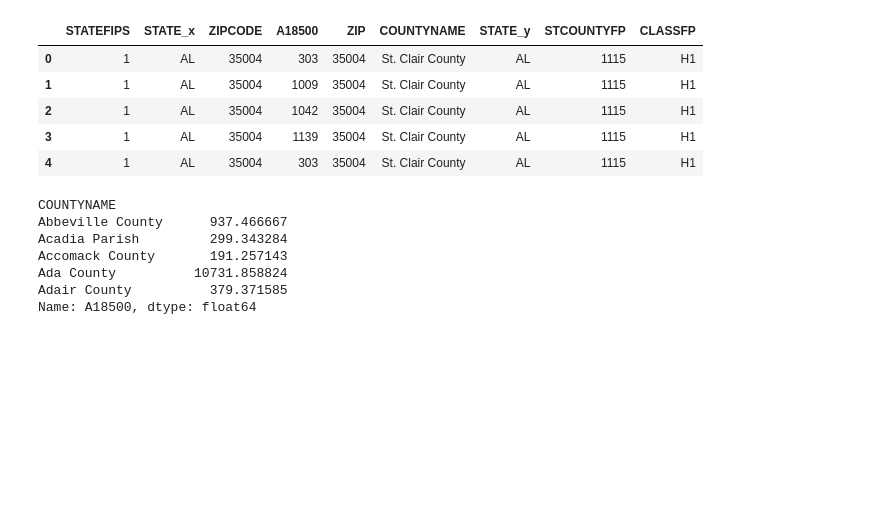
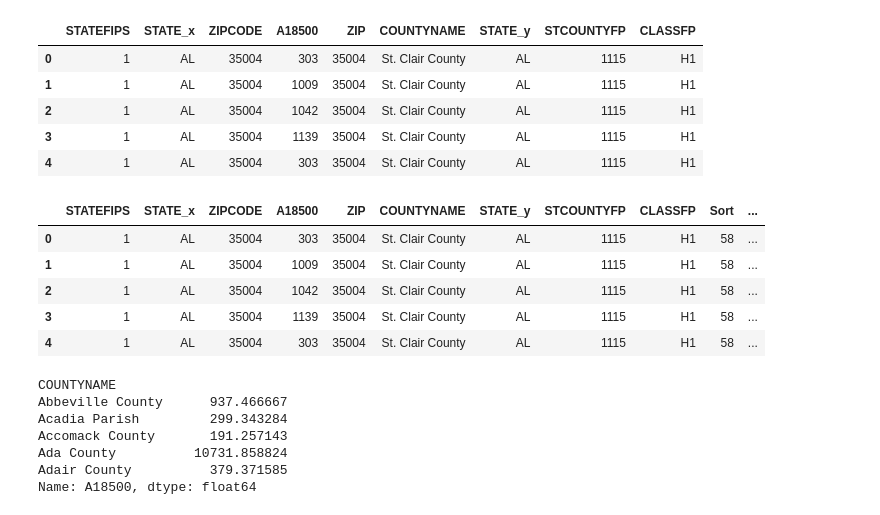
Before and after one commit to BiscuitButter/Final-Project, a Jupyter notebook: Final project Regression Data.ipynb, the cells around one changed output. Drawn from its saved outputs; the diff is of its cells as text; code cells hidden in the pictures; blank space fills up the shorter version.

```diff
--- a/Final project Regression Data.ipynb
+++ b/Final project Regression Data.ipynb
@@ -67,3 +67,8 @@ zip_to_county.head()
 | 2 | 36067 | Autauga County | AL | 1001 | H1 |
 | 3 | 36066 | Autauga County | AL | 1001 | H1 |
 | 4 | 36703 | Autauga County | AL | 1001 | H1 |
+# %%
+data = 'resources/us_county_lat_lon.csv'
+
+us_county_lat_lon_df = pd.read_csv(data)
+us_county_lat_lon_df.head()
@@ -78,6 +90,16 @@ new_data.head()
 | 2 | 1 | AL | 35004 | 1042 | 35004 | St. Clair County | AL | 1115 | H1 |
 | 3 | 1 | AL | 35004 | 1139 | 35004 | St. Clair County | AL | 1115 | H1 |
 | 4 | 1 | AL | 35004 | 303 | 35004 | St. Clair County | AL | 1115 | H1 |
+# %%
+new_data = new_data.merge(us_county_lat_lon_df,left_on='STCOUNTYFP',right_on='FIPS',how='inner')
+new_data.head()
+# %% [output]
+|  | STATEFIPS | STATE_x | ZIPCODE | A18500 | ZIP | COUNTYNAME | STATE_y | STCOUNTYFP | CLASSFP | Sort | ... |
+| 0 | 1 | AL | 35004 | 303 | 35004 | St. Clair County | AL | 1115 | H1 | 58 | ... |
+| 1 | 1 | AL | 35004 | 1009 | 35004 | St. Clair County | AL | 1115 | H1 | 58 | ... |
+| 2 | 1 | AL | 35004 | 1042 | 35004 | St. Clair County | AL | 1115 | H1 | 58 | ... |
+| 3 | 1 | AL | 35004 | 1139 | 35004 | St. Clair County | AL | 1115 | H1 | 58 | ... |
+| 4 | 1 | AL | 35004 | 303 | 35004 | St. Clair County | AL | 1115 | H1 | 58 | ... |
 # %%
 tax_by_county = new_data.groupby(['COUNTYNAME'])['A18500'].mean()
 tax_by_county.head()
```
Also changed, not shown: parts of 4 cells of this notebook, 2 other files.
